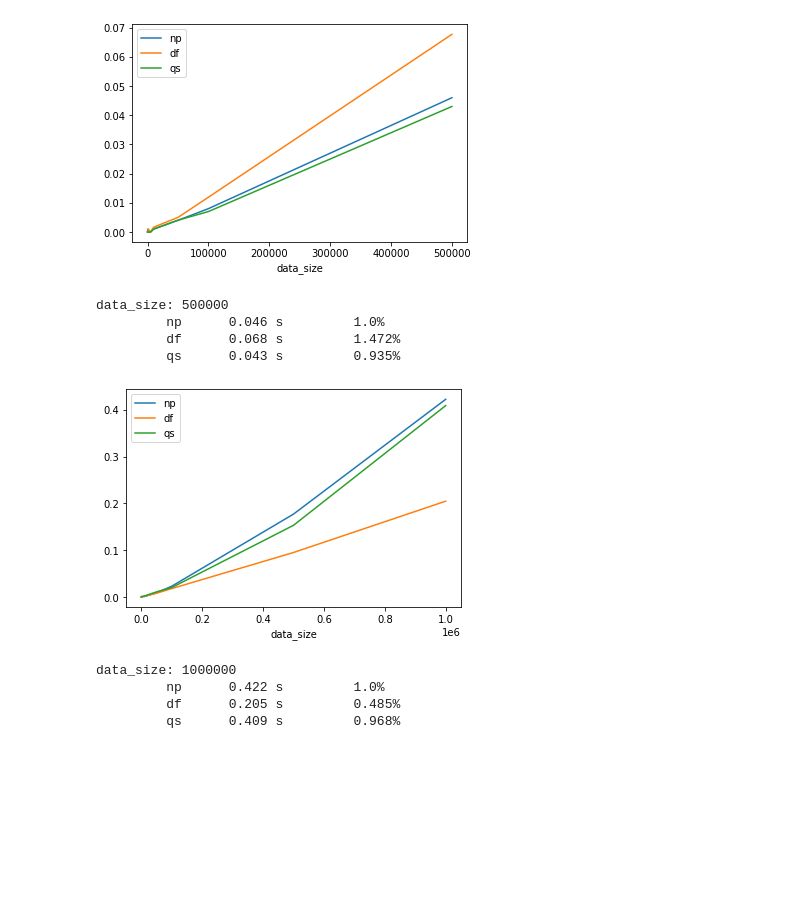
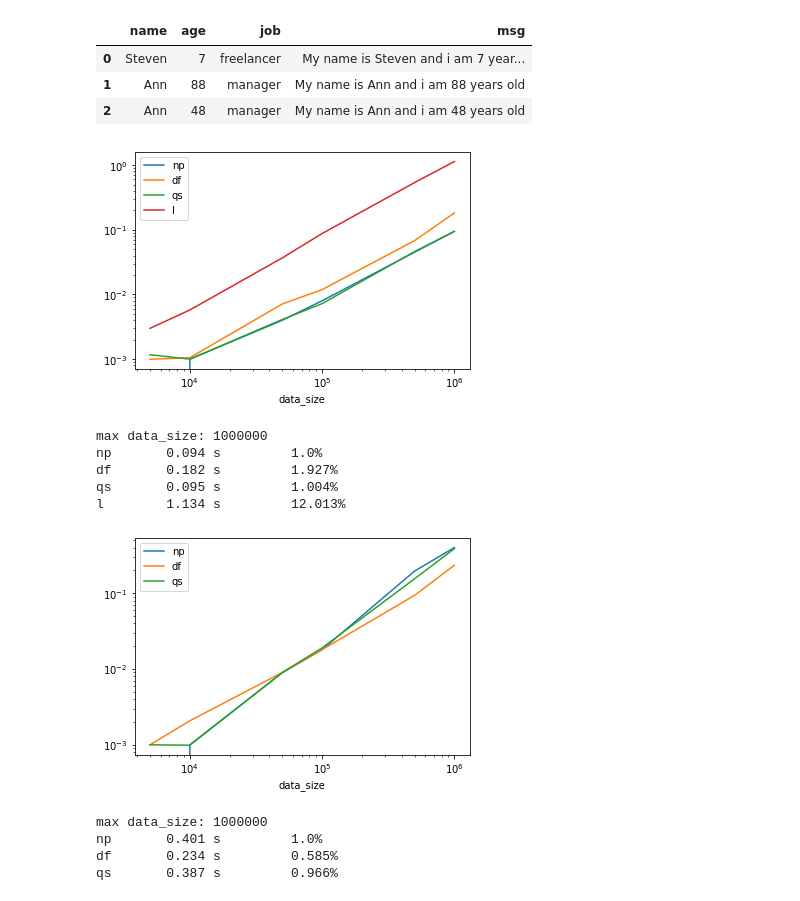
Before and after one commit to MaxOmlor/Qfrom, a Jupyter notebook: Qfrom performance test.ipynb, the cells around one changed output. Drawn from its saved outputs; the diff is of its cells as text; code cells hidden in the pictures; blank space fills up the shorter version.

```diff
--- a/Qfrom performance test.ipynb
+++ b/Qfrom performance test.ipynb
@@ -35,3 +38,8 @@ def array_tuple_to_tuple_array(array_list):
 # %%
 def get_p(n):
     return [1/(2**(i+1)) if i+1 != n else 1/(2**(i)) for i in range(n)]
+def get_data_size_list(max_potenz, count=3, half_steps=True):
+    if half_steps:
+        return [10**(i+1) for i in range(max(max_potenz-count,-1), max_potenz)]\
+            + [5*10**(i) for i in range(max(max_potenz-count, 0), max_potenz)]
+    return [10**(i+1) for i in range(max(max_potenz-count,-1), max_potenz)]
@@ -40,15 +50,18 @@ def get_tab_data(n):
     name_list = ['Ann', 'Steven', 'Max', 'Jack', 'Julia', 'Clara', 'Emma', 'Bob', 'Anna' 'Lena']
     job_list = ['manager', 'freelancer', 'employee', 'artist', 'jobless', 'technician', 'boss', 'polician']
     max_age = 100
+    max_salary = 1000000
 
     name_ran_array = np.random.choice(name_list, n, p=get_p(len(name_list)))
     age_ran_list = np.random.randint(max_age, size=n)
     job_ran_array = np.random.choice(job_list, n, p=get_p(len(job_list)))
+    salary_ran_list = np.random.randint(max_salary, size=n)
 
     return {
         'name': name_ran_array,
         'age': age_ran_list,
         'job': job_ran_array,
+        'salary': salary_ran_list,
         }
 
 def get_num_data(n):
@@ -63,13 +76,11 @@ def run_test(test):
     test_name = test['test_name']
     data_gen_func = test['data_source_func']
     data_size_list = test['data_size_list']
-    item_name_list = test['item_name_list']
-    item_setup_list = test['item_setup_list']
-    item_func_list = test['item_func_list']
+    test_items = test['test_items']
 
     data_sets = [data_gen_func(size) for size in data_size_list]
 
-    for item_name, setup, func in zip(item_name_list, item_setup_list, item_func_list):
+    for item_name, setup, func in test_items:
         for data_set, data_size in zip(data_sets, data_size_list):
             #start_time = time.time()
             data = setup(data_set)
@@ -577,37 +739,51 @@ data_size: 100000
+# %%
+data = get_tab_data(3)
+df = setup.df(data)
+map_func_df(df)
+# %% [output]
+|  | name | age | job | msg |
+| 0 | Steven | 7 | freelancer | My name is Steven and i am 7 year... |
+| 1 | Ann | 88 | manager | My name is Ann and i am 88 years old |
+| 2 | Ann | 48 | manager | My name is Ann and i am 48 years old |
 # %%
 # orderby
 
 def orderby_np(data):
     key_array = data['age']
     sorted_ids = np.argsort(key_array)
-    return {key:value[sorted_ids] for key, value in data.items()}
+    return {key: value[sorted_ids] for key, value in data.items()}
 
 def orderby_df(df):
     return df.sort_values('age')
 
 def orderby_qs(q: Qfrom_slim):
     return q.orderby('age')(out.dict)
 
-#def orderby_l(l):
-#    return sorted(l)
+def orderby_l(data):
+    sorted_ids = sorted(range(len(data['age'])), key=lambda x: data['age'][x])
+    return {key: [value[i] for i in sorted_ids] for key, value in data.items()}
 
 test = {
     'test_name': 'append test',
     'data_source_func': get_tab_data,
-    'data_size_list': [10**2, 10**3, 10**4, 10**5] + [5*10, 5*10**2, 5*10**3, 5*10**4, 5*10**5],
-    'item_name_list': ['np', 'df', 'qs'],
-    'item_setup_list': [setup.numpy, setup.df, setup.q_slim],
-    'item_func_list': [orderby_np, orderby_df, orderby_qs]
+    'data_size_list': get_data_size_list(6),
+    'test_items': [
+        ('np', setup.numpy, orderby_np),
+        ('df', setup.df, orderby_df),
+        ('qs', setup.q_slim, orderby_qs),
+        ('l', setup.list, orderby_l),
+    ]
     }
 q_results = run_test(test)(get_data_size_tab)
-q_results(plot.plot, x='data_size')
+q_results(plot.plot, x='data_size', x_scale_log=True, y_scale_log=True)
 q_results(print_max_stats)
 # %% [output]
-[figure, old version]
+[figure, new version]
-data_size: 500000
-         np      0.046 s         1.0%
-         df      0.068 s         1.472%
-         qs      0.043 s         0.935%
+max data_size: 1000000
+np       0.094 s         1.0%
+df       0.182 s         1.927%
+qs       0.095 s         1.004%
+l        1.134 s         12.013%
 # %%
 # orderby multible cols
 
@@ -627,20 +803,23 @@ def orderby_mult_qs(q: Qfrom_slim):
 test = {
     'test_name': 'append test',
     'data_source_func': get_tab_data,
-    'data_size_list': [10**2, 10**3, 10**4, 10**5, 10**6] + [5*10, 5*10**2, 5*10**3, 5*10**4, 5*10**5],
-    'item_name_list': ['np', 'df', 'qs'],
-    'item_setup_list': [setup.numpy, setup.df, setup.q_slim],
-    'item_func_list': [orderby_mult_np, orderby_mult_df, orderby_mult_qs]
+    'data_size_list': get_data_size_list(6),
+    'test_items': [
+        ('np', setup.numpy, orderby_mult_np),
+        ('df', setup.df, orderby_mult_df),
+        ('qs', setup.q_slim, orderby_mult_qs),
+        #('l', setup.list, orderby_mult_l),
+    ]
     }
 q_results = run_test(test)(get_data_size_tab)
-q_results(plot.plot, x='data_size')
+q_results(plot.plot, x='data_size', x_scale_log=True, y_scale_log=True)
 q_results(print_max_stats)
 # %% [output]
-[figure, old version]
+[figure, new version]
-data_size: 1000000
-         np      0.422 s         1.0%
-         df      0.205 s         0.485%
-         qs      0.409 s         0.968%
+max data_size: 1000000
+np       0.401 s         1.0%
+df       0.234 s         0.585%
+qs       0.387 s         0.966%
 # %%
 # where
 
```
Also changed, not shown: parts of 21 cells of this notebook.
